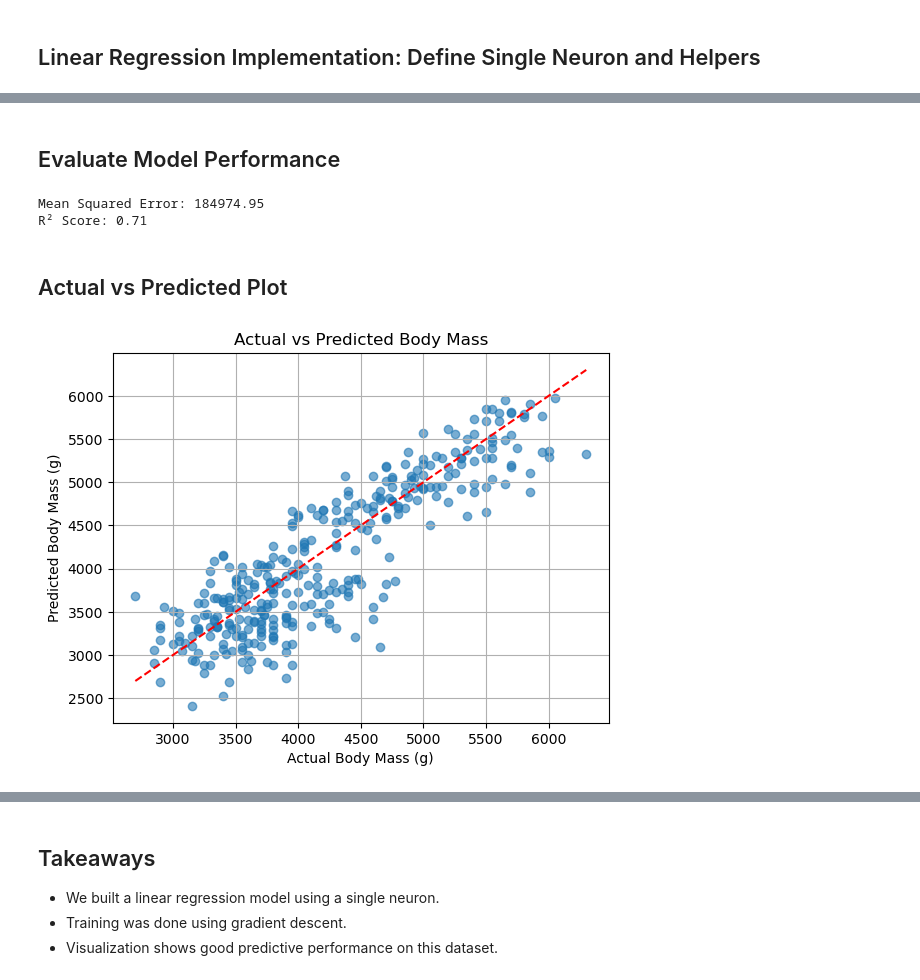
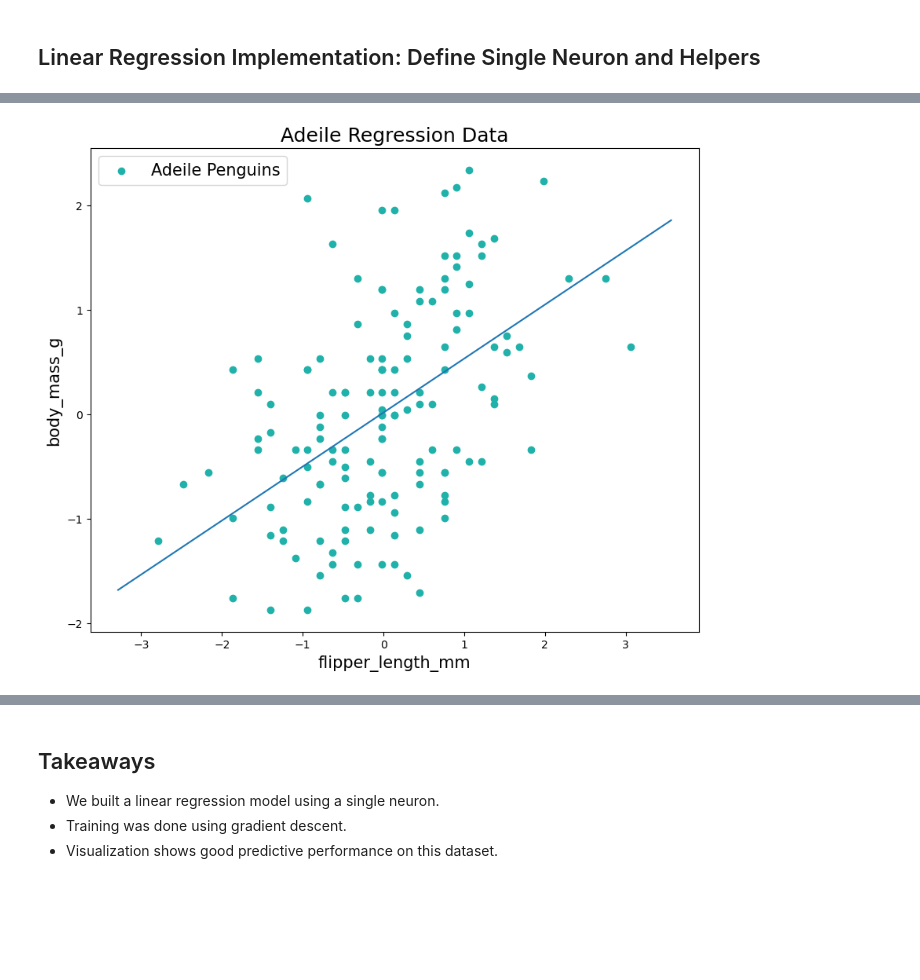
Before and after one commit to kene2x/Kene_CMOR_438_Spring_25, a Jupyter notebook: supervised_learning/linear_regression_penguins.ipynb, the cells around one changed output, grey strips where cells are left out. Cells and saved outputs as stored; diff of their text form; code cells hidden in the pictures; blank space fills up the shorter version.

```diff
--- a/supervised_learning/linear_regression_penguins.ipynb
+++ b/supervised_learning/linear_regression_penguins.ipynb
@@ -35,4 +103,7 @@ y = penguins_df[target].values
 # %%
-X_mean = X.mean(axis=0)
-X_std = X.std(axis=0)
-X_norm = (X - X_mean) / X_std
+# X_mean = X.mean(axis=0)
+# X_std = X.std(axis=0)
+# X_norm = (X - X_mean) / X_std
+
+#Split data into test and trainung data
+X_train, X_test, y_train, y_test = train_test_split(X, y, test_size=0.2, random_state=42)
@@ -54,11 +117,10 @@ def mean_squared_error_loss(y_hat, y):
     return 0.5 * (y_hat - y)**2
 
 class SingleNeuron():
-    def __init__(self, activation_function, cost_function):
+    def __init__(self, activation_function):
         self.activation_function = activation_function
-        self.cost_function = cost_function
 
-    def train(self, X, y, alpha=0.005, epochs=50):
+    def train(self, X, y, alpha = 0.005, epochs = 50):
         self.w_ = np.random.rand(1 + X.shape[1])
         self.errors_ = []
         N = X.shape[0]
@@ -67,10 +129,10 @@ class SingleNeuron():
             errors = 0
             for xi, target in zip(X, y):
                 error = (self.predict(xi) - target)
-                self.w_[:-1] -= alpha * error * xi
-                self.w_[-1] -= alpha * error
-                errors += self.cost_function(self.predict(xi), target)
-            self.errors_.append(errors / N)
+                self.w_[:-1] -= alpha*error*xi
+                self.w_[-1] -= alpha*error
+                errors += .5*(error**2)
+            self.errors_.append(errors/N)
         return self
 
     def predict(self, X):
@@ -94,22 +148,14 @@ plt.show()
-# %% [markdown]
-##  Evaluate Model Performance
-# %%
-mse = mean_squared_error(y, y_pred)
-r2 = r2_score(y, y_pred)
-print(f"Mean Squared Error: {mse:.2f}")
-print(f"R² Score: {r2:.2f}")
-# %% [output]
-Mean Squared Error: 184974.95
-R² Score: 0.71
-# %% [markdown]
-## Actual vs Predicted Plot
-# %%
-plt.scatter(y, y_pred, alpha=0.6)
-plt.plot([y.min(), y.max()], [y.min(), y.max()], 'r--')
-plt.xlabel('Actual Body Mass (g)')
-plt.ylabel('Predicted Body Mass (g)')
-plt.title('Actual vs Predicted Body Mass')
-plt.grid(True)
-plt.show()
-# %% [output]
-[figure, removed]
+# %%
+domain = np.linspace(np.min(X) - .5, np.max(X) + .5, 100)
+
+
+plt.figure(figsize = (10, 8))
+plt.scatter(X, y, color = "lightseagreen", label = "Adeile Penguins")
+plt.plot(domain, neuron.predict(domain.reshape(-1, 1)))
+plt.xlabel("flipper_length_mm", fontsize = 15)
+plt.ylabel("body_mass_g", fontsize = 15)
+plt.title("Adeile Regression Data", fontsize = 18)
+plt.legend(fontsize = 15)
+plt.show()
+# %% [output]
+[figure, added]
```
Also changed, not shown: parts of 15 cells of this notebook, 2 other files.
